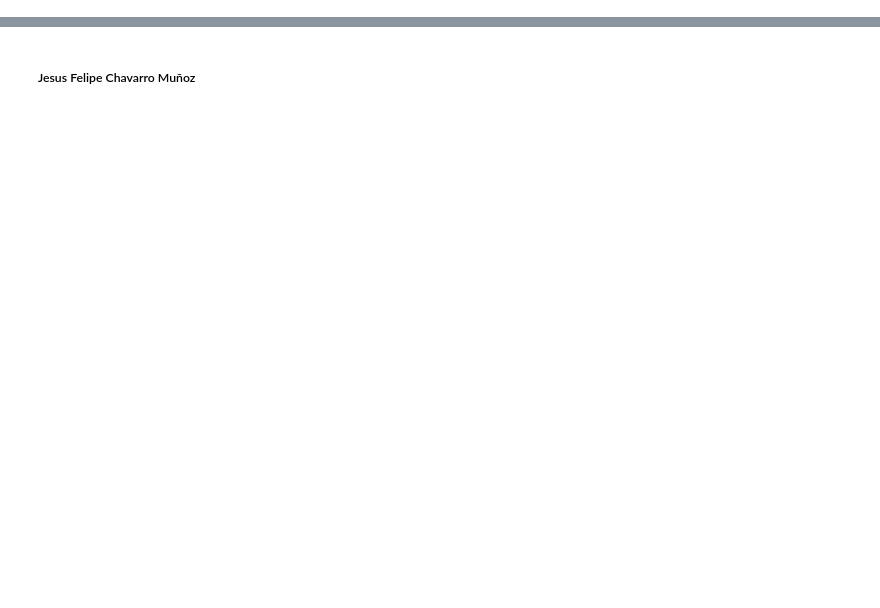
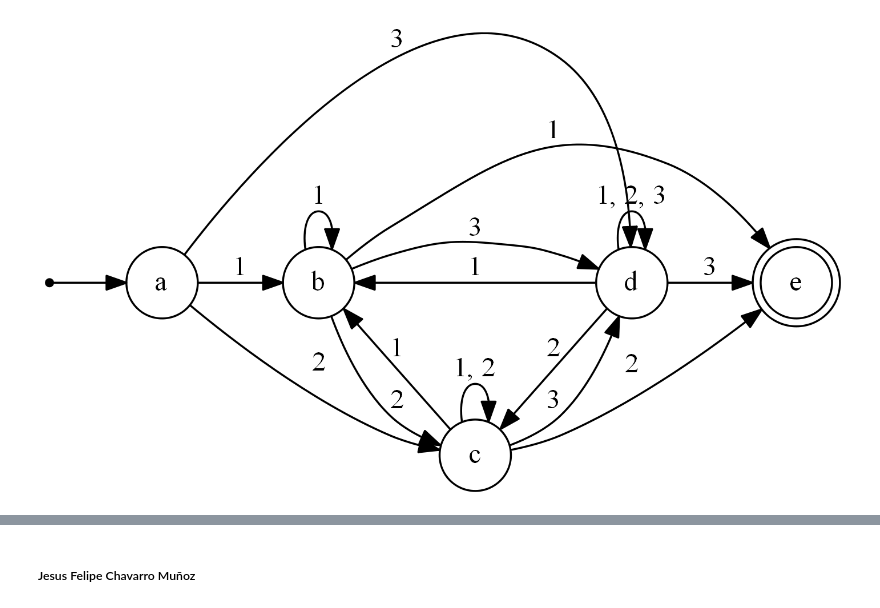
Before and after one commit to jesusfchavarro/Taller--1-Automatas, a Jupyter notebook: Taller #1.ipynb, the cells around one changed output, grey strips where cells are left out. Saved outputs shown, nothing was run; the diff lists cells and outputs as text; code cells hidden in the pictures; blank space fills up the shorter version.

```diff
--- a/Taller #1.ipynb
+++ b/Taller #1.ipynb
@@ -82,0 +348,19 @@ $$e^x=\sum_{i=0}^\infty \frac{1}{i!}x^i$$
+# %%
+G = nx.DiGraph()
+G.graph['rankdir'] = 'LR' #Left to Right
+G.graph['dpi'] = 250 #(dots per inch)
+G.add_node(0, shape='point')
+G.add_node(1, label='a', shape='circle')
+G.add_node(2, label='b', shape='circle')
+G.add_node(3, label='c', shape='circle')
+G.add_node(4, label='d', shape='circle')
+G.add_node(5, label='e', shape='doublecircle')
+elist=[(0,1),(1,2,{'label':1}),(1,3,{'label':2}),(1,4,{'label':3})
+       ,(2,2,{'label':1}),(3,3,{'label':'1, 2'}),(4,4,{'label':'1, 2, 3'})
+       ,(2,3,{'label':2}),(3,2,{'label':1}),(3,4,{'label':3})
+       ,(4,3,{'label':2}),(4,2,{'label':1}),(2,4,{'label':3})
+       ,(2,5,{'label':1}),(3,5,{'label':2}),(4,5,{'label':3})]
+G.add_edges_from(elist)
+draw(G, show='ipynb')
+# %% [output]
+[figure, added]
```
Also changed, not shown: parts of 14 cells of this notebook, 3 other files.
